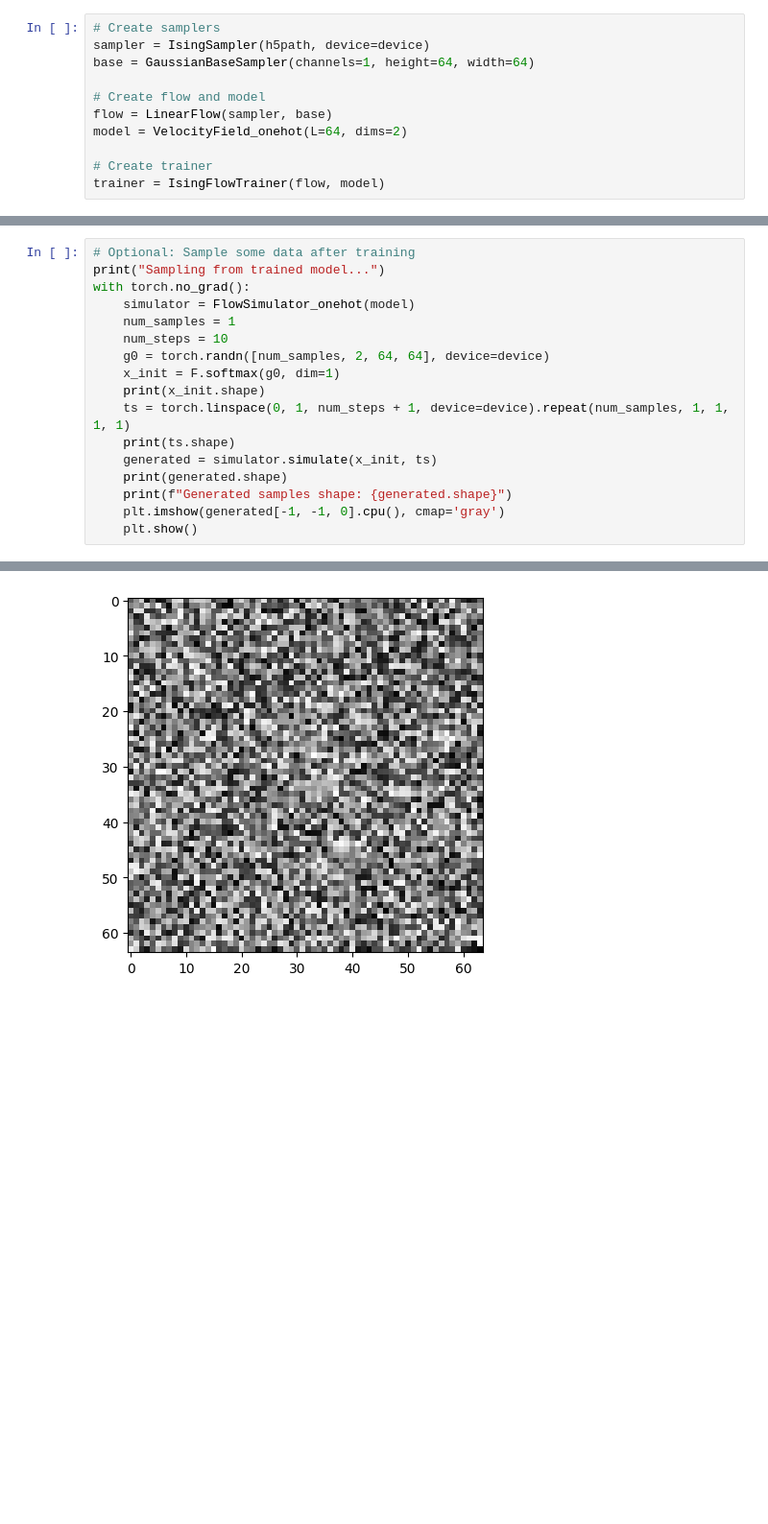
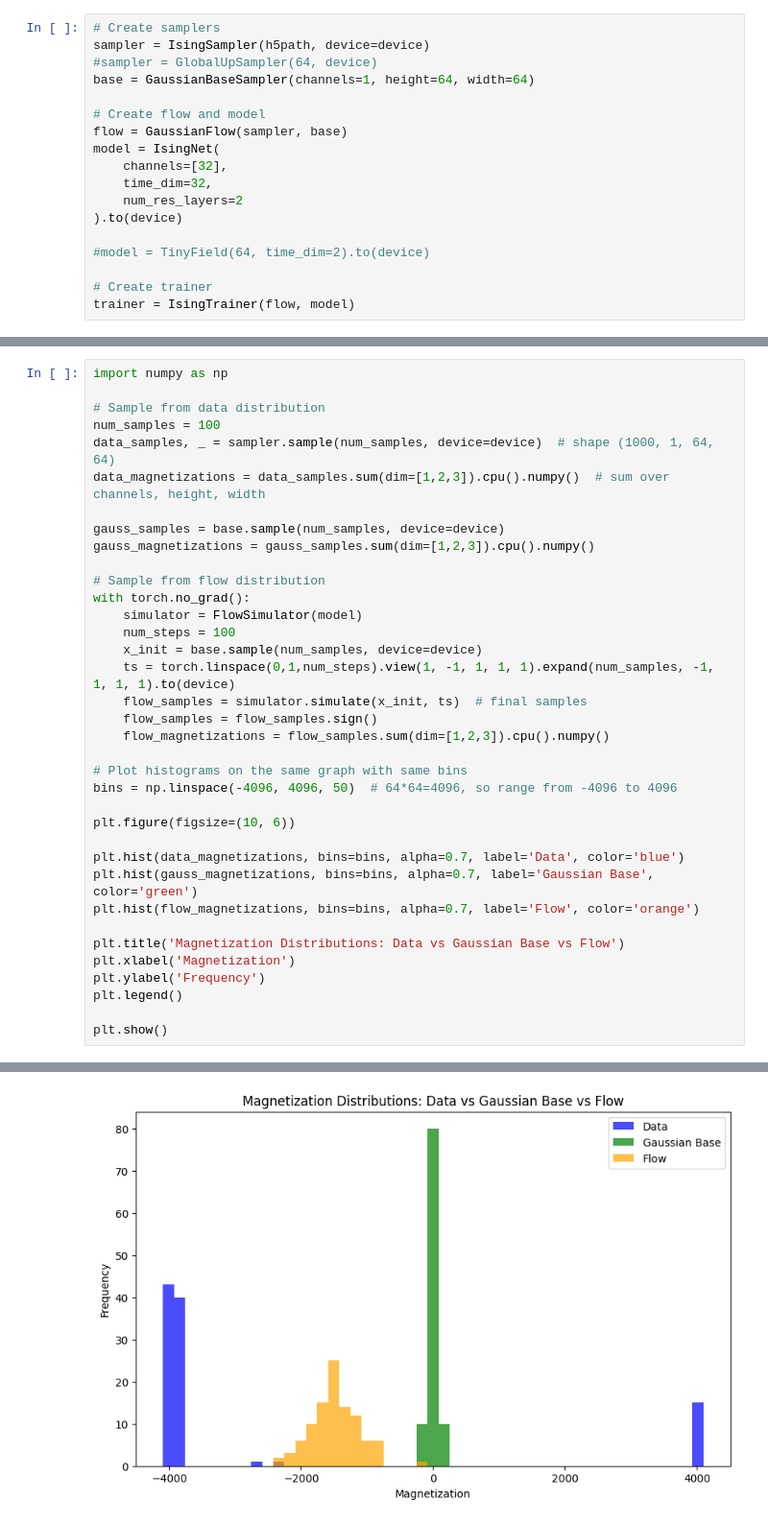
Before and after one commit to HubertJN/ising-generator, a Jupyter notebook: main.ipynb, the cells around one changed output, grey strips where cells are left out. Shown at 96% size. Drawn from its saved outputs; the diff is of its cells as text; blank space fills up the shorter version.

```diff
--- a/main.ipynb
+++ b/main.ipynb
@@ -18,13 +21,20 @@ Using device: cuda
 # %%
 # Create samplers
 sampler = IsingSampler(h5path, device=device)
+#sampler = GlobalUpSampler(64, device)
 base = GaussianBaseSampler(channels=1, height=64, width=64)
 
 # Create flow and model
-flow = LinearFlow(sampler, base)
-model = VelocityField_onehot(L=64, dims=2)
+flow = GaussianFlow(sampler, base)
+model = IsingNet(
+    channels=[32],
+    time_dim=32,
+    num_res_layers=2
+).to(device)
+
+#model = TinyField(64, time_dim=2).to(device)
 
 # Create trainer
-trainer = IsingFlowTrainer(flow, model)
+trainer = IsingTrainer(flow, model)
 # %% [output]
 Loaded 332800 grids and attributes into memory.
@@ -40,18 +56,37 @@ Training completed.
 # %%
-# Optional: Sample some data after training
-print("Sampling from trained model...")
+import numpy as np
+
+# Sample from data distribution
+num_samples = 100
+data_samples, _ = sampler.sample(num_samples, device=device)  # shape (1000, 1, 64, 64)
+data_magnetizations = data_samples.sum(dim=[1,2,3]).cpu().numpy()  # sum over channels, height, width
+
+gauss_samples = base.sample(num_samples, device=device)
+gauss_magnetizations = gauss_samples.sum(dim=[1,2,3]).cpu().numpy()
+
+# Sample from flow distribution
 with torch.no_grad():
-    simulator = FlowSimulator_onehot(model)
-    num_samples = 1
-    num_steps = 10
-    g0 = torch.randn([num_samples, 2, 64, 64], device=device)
-    x_init = F.softmax(g0, dim=1)
-    print(x_init.shape)
-    ts = torch.linspace(0, 1, num_steps + 1, device=device).repeat(num_samples, 1, 1, 1, 1)
-    print(ts.shape)
-    generated = simulator.simulate(x_init, ts)
-    print(generated.shape)
-    print(f"Generated samples shape: {generated.shape}")
-    plt.imshow(generated[-1, -1, 0].cpu(), cmap='gray')
-    plt.show()
+    simulator = FlowSimulator(model)
+    num_steps = 100
+    x_init = base.sample(num_samples, device=device)
+    ts = torch.linspace(0,1,num_steps).view(1, -1, 1, 1, 1).expand(num_samples, -1, 1, 1, 1).to(device)
+    flow_samples = simulator.simulate(x_init, ts)  # final samples
+    flow_samples = flow_samples.sign()
+    flow_magnetizations = flow_samples.sum(dim=[1,2,3]).cpu().numpy()
+
+# Plot histograms on the same graph with same bins
+bins = np.linspace(-4096, 4096, 50)  # 64*64=4096, so range from -4096 to 4096
+
+plt.figure(figsize=(10, 6))
+
+plt.hist(data_magnetizations, bins=bins, alpha=0.7, label='Data', color='blue')
+plt.hist(gauss_magnetizations, bins=bins, alpha=0.7, label='Gaussian Base', color='green')
+plt.hist(flow_magnetizations, bins=bins, alpha=0.7, label='Flow', color='orange')
+
+plt.title('Magnetization Distributions: Data vs Gaussian Base vs Flow')
+plt.xlabel('Magnetization')
+plt.ylabel('Frequency')
+plt.legend()
+
+plt.show()
 # %% [output]
@@ -63 +93 @@ Generated samples shape: torch.Size([1, 1, 2, 64, 64])
-[figure, old version]
+[figure, new version]
```
Also changed, not shown: parts of 6 cells of this notebook, 4 other files.
